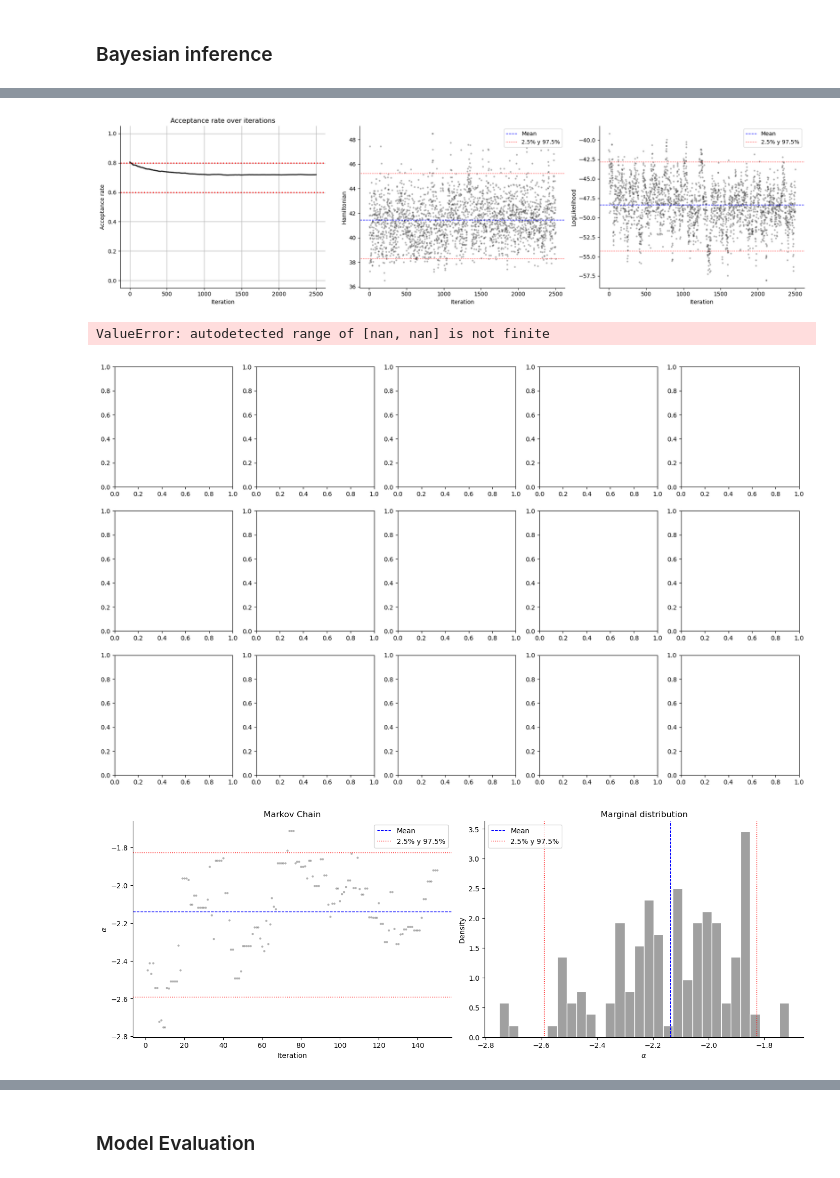
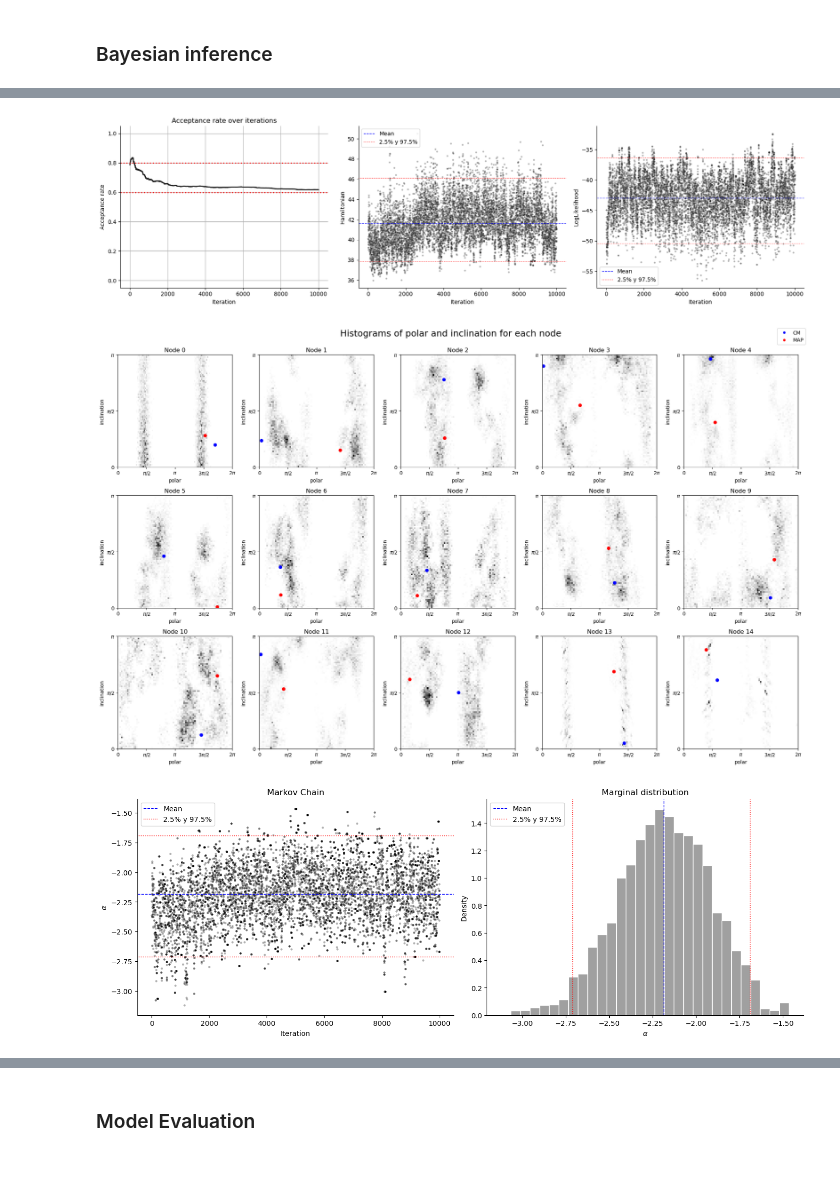
Before and after one commit to cnosa/LatentSpaces_Network_Manifold, a Jupyter notebook: FlorentineFamilies/SphericalS2.ipynb, the cells around one changed output, grey strips where cells are left out. Drawn from its saved outputs; the diff is of its cells as text; code cells hidden in the pictures.

```diff
--- a/FlorentineFamilies/SphericalS2.ipynb
+++ b/FlorentineFamilies/SphericalS2.ipynb
@@ -100,7 +100,7 @@ Final alpha: -1.9995595687685197
 ### Bayesian inference
 # %%
 # Execute HMC
-number_of_samples = 2500
+number_of_samples = 10000
 Z_init = Z_ML.copy()
 a_init = a_ML
 b_init = b_ML
@@ -109,11 +109,14 @@ b_init = b_ML
 print("Log-L MLE:", loglikelihood(G,Z_ML,a_ML,b_ML))
 print("Log-L starter:", loglikelihood(G,Z_init,a_init,b_init))
 
-samples_Z, samples_a, samples_b, Hp, LogLp, acep_rate_history = ghmc(G, Z_init, a_init, b_init, number_of_samples, epsilon_init=0.1,
-                                                                     std_dev_init_Z=0.2, std_dev_init_a = 1.0, std_dev_init_b = 0.5,
-                                                                     percentage_warmup=0.2)
-samples_Z = [compute_starS2(samples_Z[i],Z_ML) for i in range(len(samples_Z))]
-samples_Z = np.array(samples_Z)
+samples_Z, samples_a, samples_b, Hp, LogLp, acep_rate_history = ghmc(G, Z_init, a_init, b_init, number_of_samples, epsilon_init=0.0609,
+                                                                     std_dev_init_Z=0.1218, std_dev_init_a = 1.0, std_dev_init_b = 0.5,
+                                                                     percentage_warmup=0.01)
+samples_Z = np.array([compute_starS2(samples_Z[i],Z_ML) for i in range(len(samples_Z))])
+if np.isnan(samples_Z).any():
+    list_nan = np.unique(np.where(np.isnan(samples_Z))[0])
+    for index in list_nan:
+        samples_Z[index] = Z_ML
 # Estimators
 ## CM
 from scipy.stats import circmean
@@ -151,5 +149,5 @@ invalid value encountered in logaddexp
 # %%
 plot_diagnostics(Hp,LogLp,acep_rate_history)
 # %% [output]
-[figure, old version]
+[figure, new version]
 # %%
@@ -157,38 +155,37 @@ plot_Z_samples_3D(samples_Z[:50])
 # %%
 fig, axes = plt.subplots(3, 5, figsize=(20, 12))
 axes = axes.flatten()
 for i in range(15):
     ax = axes[i]
     samples_i = samples_Z[:, i, :]
     phi = np.mod(np.arctan2(samples_i[:,1], samples_i[:,0]), 2*np.pi)
     theta = np.mod(np.arccos(samples_i[:,2]), np.pi)
-    h = ax.hist2d(phi, theta, bins=(25, 25), cmap='Greys')
+    h = ax.hist2d(phi, theta, bins=(75, 75), cmap='Greys')
     phi_cm = np.mod(np.arctan2(Z_CM[i,1], Z_CM[i,0]), 2*np.pi)
     theta_cm = np.arccos(Z_CM[i,2])
     phi_map = np.mod(np.arctan2(Z_MAP[i,1], Z_MAP[i,0]), 2*np.pi)
     theta_map = np.arccos(Z_MAP[i,2])
     ax.plot(phi_cm, theta_cm, 'bo', label='CM')
     ax.plot(phi_map, theta_map, 'ro', label='MAP')
     ax.set_title(f'Node {i}')
     ax.set_xlabel(r'polar')
     ax.set_ylabel(r'inclination')
     ax.set_xticks([0, np.pi/2, np.pi, 3*np.pi/2, 2*np.pi])
     ax.set_xticklabels(['0', r'$\pi/2$', r'$\pi$', r'$3\pi/2$', r'$2\pi$'])
     ax.set_yticks([0, np.pi/2, np.pi])
     ax.set_yticklabels(['0', r'$\pi/2$', r'$\pi$'])
 handles = [plt.Line2D([0], [0], marker='o', color='w', label='CM', markerfacecolor='b'),
            plt.Line2D([0], [0], marker='o', color='w', label='MAP', markerfacecolor='r')]
 fig.legend(handles=handles, loc='upper right')
 plt.tight_layout()
 plt.suptitle("Histograms of polar and inclination for each node", y=1.03, fontsize=18)
 plt.show()
 # %% [output]
-ValueError: autodetected range of [nan, nan] is not finite
-[figure, old version]
+[figure, new version]
 # %%
 plot_alpha(samples_a)
 # %% [output]
-[figure, old version]
+[figure, new version]
 # %%
 plot_beta(samples_b)
 # %% [output]
```
Also changed, not shown: parts of 11 cells of this notebook, 21 other files.
